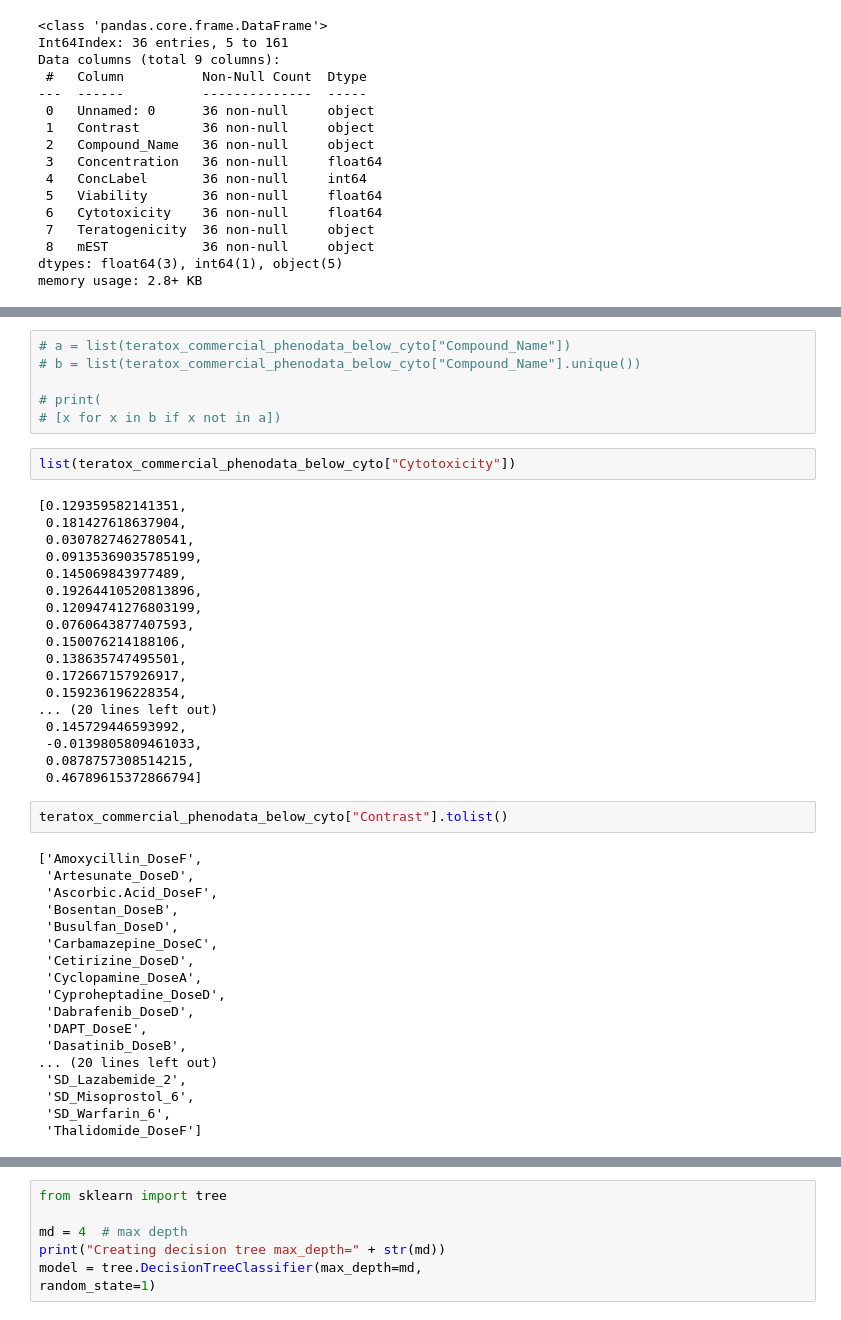
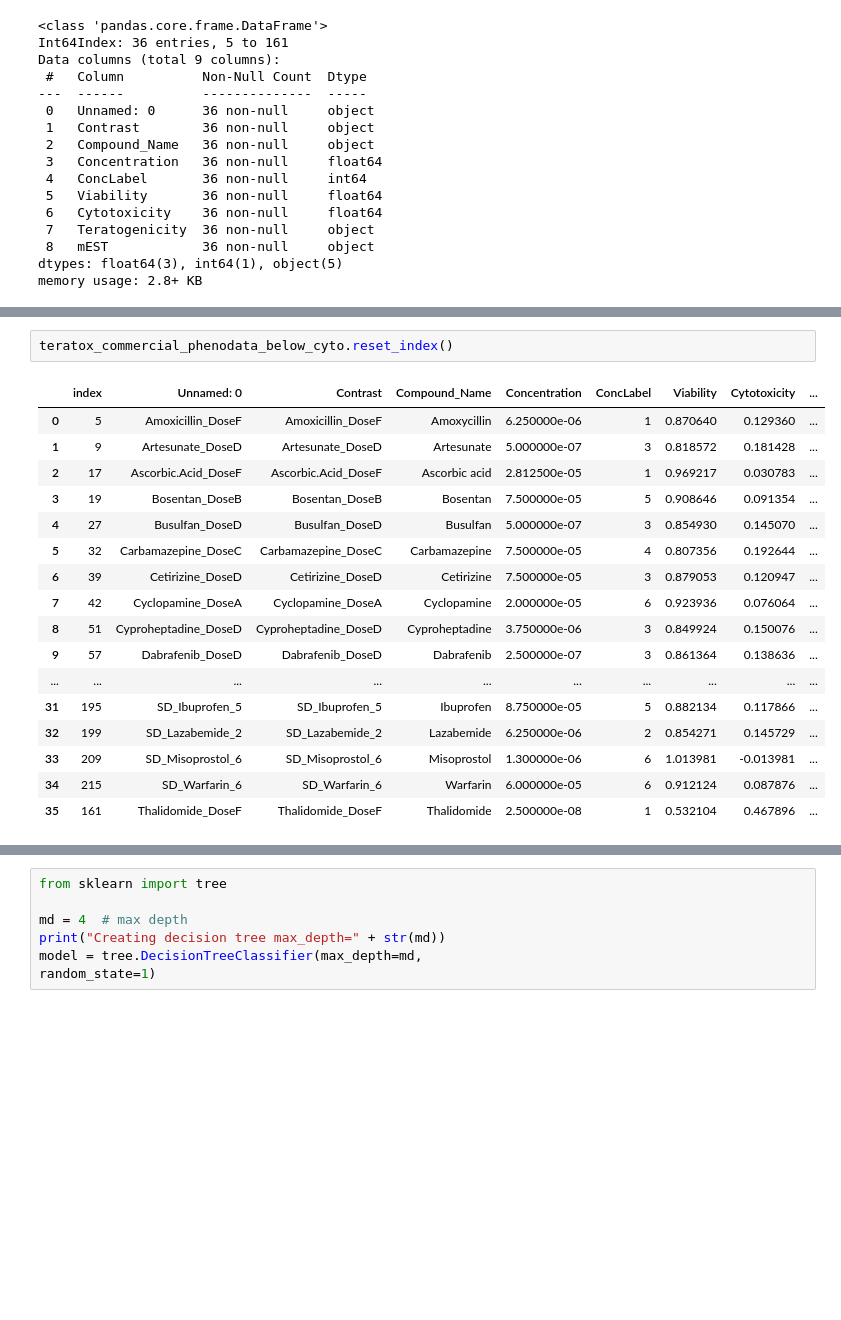
Before and after one commit to lippunej/PMDA-Summer-School-2023, a Jupyter notebook: teratox_eda.ipynb, the cells around one changed output, grey strips where cells are left out. Drawn from its saved outputs; the diff is of its cells as text; blank space fills up the shorter version.

```diff
--- a/teratox_eda.ipynb
+++ b/teratox_eda.ipynb
@@ -123,46 +99,20 @@ list(teratox_commercial_phenodata_below_cyto["Contrast"])
-# %%
-# a = list(teratox_commercial_phenodata_below_cyto["Compound_Name"])
-# b = list(teratox_commercial_phenodata_below_cyto["Compound_Name"].unique())
-
-# print(
-# [x for x in b if x not in a])
-# %%
-list(teratox_commercial_phenodata_below_cyto["Cytotoxicity"])
-# %% [output]
-[0.129359582141351,
- 0.181427618637904,
- 0.0307827462780541,
- 0.09135369035785199,
- 0.145069843977489,
- 0.19264410520813896,
- 0.12094741276803199,
- 0.0760643877407593,
- 0.150076214188106,
- 0.138635747495501,
- 0.172667157926917,
- 0.159236196228354,
-... (20 lines left out)
- 0.145729446593992,
- -0.0139805809461033,
- 0.0878757308514215,
- 0.46789615372866794]
-# %%
-teratox_commercial_phenodata_below_cyto["Contrast"].tolist()
-# %% [output]
-['Amoxycillin_DoseF',
- 'Artesunate_DoseD',
- 'Ascorbic.Acid_DoseF',
- 'Bosentan_DoseB',
- 'Busulfan_DoseD',
- 'Carbamazepine_DoseC',
- 'Cetirizine_DoseD',
- 'Cyclopamine_DoseA',
- 'Cyproheptadine_DoseD',
- 'Dabrafenib_DoseD',
- 'DAPT_DoseE',
- 'Dasatinib_DoseB',
-... (20 lines left out)
- 'SD_Lazabemide_2',
- 'SD_Misoprostol_6',
- 'SD_Warfarin_6',
- 'Thalidomide_DoseF']
+# %%
+teratox_commercial_phenodata_below_cyto.reset_index()
+# %% [output]
+|  | index | Unnamed: 0 | Contrast | Compound_Name | Concentration | ConcLabel | Viability | Cytotoxicity | ... |
+| 0 | 5 | Amoxicillin_DoseF | Amoxicillin_DoseF | Amoxycillin | 6.250000e-06 | 1 | 0.870640 | 0.129360 | ... |
+| 1 | 9 | Artesunate_DoseD | Artesunate_DoseD | Artesunate | 5.000000e-07 | 3 | 0.818572 | 0.181428 | ... |
+| 2 | 17 | Ascorbic.Acid_DoseF | Ascorbic.Acid_DoseF | Ascorbic acid | 2.812500e-05 | 1 | 0.969217 | 0.030783 | ... |
+| 3 | 19 | Bosentan_DoseB | Bosentan_DoseB | Bosentan | 7.500000e-05 | 5 | 0.908646 | 0.091354 | ... |
+| 4 | 27 | Busulfan_DoseD | Busulfan_DoseD | Busulfan | 5.000000e-07 | 3 | 0.854930 | 0.145070 | ... |
+| 5 | 32 | Carbamazepine_DoseC | Carbamazepine_DoseC | Carbamazepine | 7.500000e-05 | 4 | 0.807356 | 0.192644 | ... |
+| 6 | 39 | Cetirizine_DoseD | Cetirizine_DoseD | Cetirizine | 7.500000e-05 | 3 | 0.879053 | 0.120947 | ... |
+| 7 | 42 | Cyclopamine_DoseA | Cyclopamine_DoseA | Cyclopamine | 2.000000e-05 | 6 | 0.923936 | 0.076064 | ... |
+| 8 | 51 | Cyproheptadine_DoseD | Cyproheptadine_DoseD | Cyproheptadine | 3.750000e-06 | 3 | 0.849924 | 0.150076 | ... |
+| 9 | 57 | Dabrafenib_DoseD | Dabrafenib_DoseD | Dabrafenib | 2.500000e-07 | 3 | 0.861364 | 0.138636 | ... |
+| ... | ... | ... | ... | ... | ... | ... | ... | ... | ... |
+| 31 | 195 | SD_Ibuprofen_5 | SD_Ibuprofen_5 | Ibuprofen | 8.750000e-05 | 5 | 0.882134 | 0.117866 | ... |
+| 32 | 199 | SD_Lazabemide_2 | SD_Lazabemide_2 | Lazabemide | 6.250000e-06 | 2 | 0.854271 | 0.145729 | ... |
+| 33 | 209 | SD_Misoprostol_6 | SD_Misoprostol_6 | Misoprostol | 1.300000e-06 | 6 | 1.013981 | -0.013981 | ... |
+| 34 | 215 | SD_Warfarin_6 | SD_Warfarin_6 | Warfarin | 6.000000e-05 | 6 | 0.912124 | 0.087876 | ... |
+| 35 | 161 | Thalidomide_DoseF | Thalidomide_DoseF | Thalidomide | 2.500000e-08 | 1 | 0.532104 | 0.467896 | ... |
```
Also changed, not shown: parts of 14 cells of this notebook, 1 other file.
